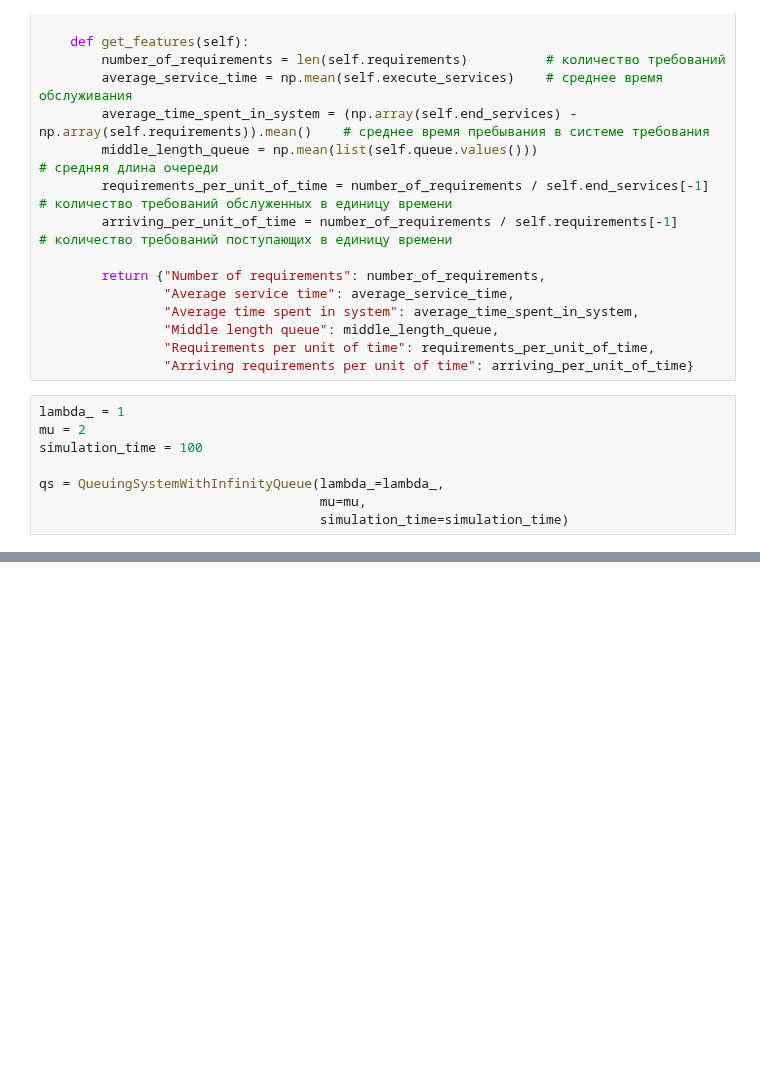
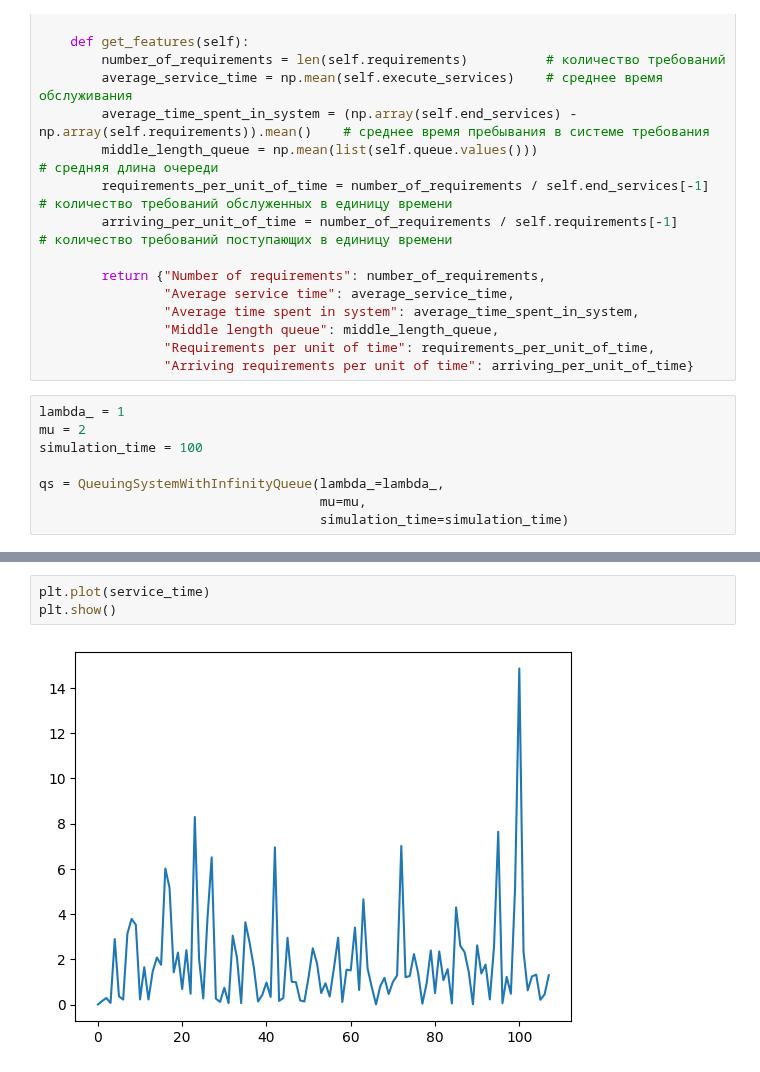
Before and after one commit to endygamedev/university, a Jupyter notebook: 4-course-7-semester/simulation-modeling/task-4/task-4.ipynb, the cells around one changed output, grey strips where cells are left out. Saved outputs shown, nothing was run; the diff lists cells and outputs as text; blank space fills up the shorter version.

```diff
--- a/4-course-7-semester/simulation-modeling/task-4/task-4.ipynb
+++ b/4-course-7-semester/simulation-modeling/task-4/task-4.ipynb
@@ -80,0 +82,5 @@ qs.get_features()
+# %%
+plt.plot(service_time)
+plt.show()
+# %% [output]
+[figure, added]
```
Also changed, not shown: parts of 2 cells of this notebook, 17 other files.
